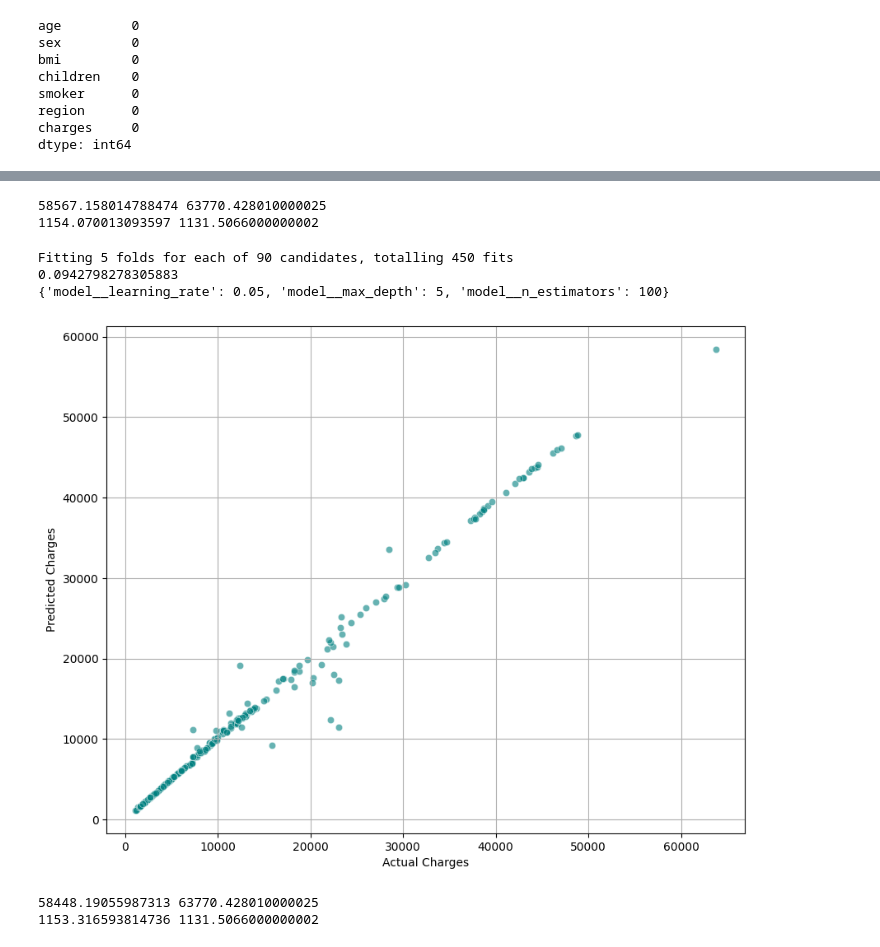
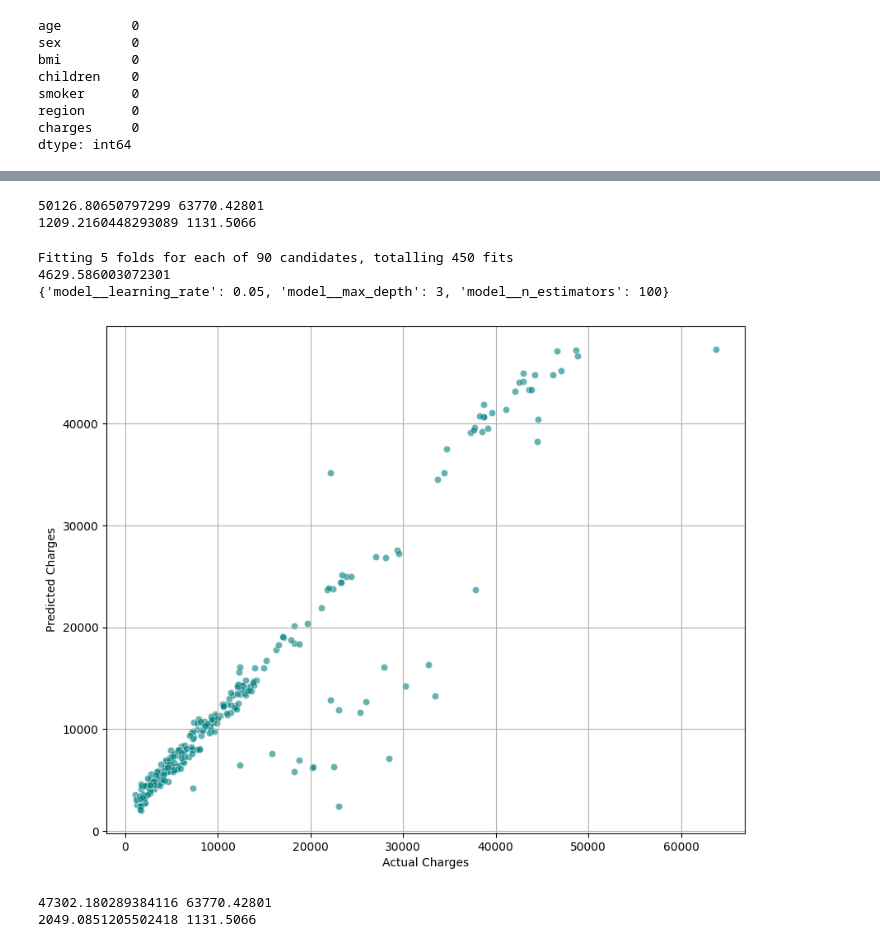
Before and after one commit to asadaladil/PHITRON_Resources, a Jupyter notebook: Exams/6. AL-ML/2. Machine Learning Course/4. Final Exam/ML_Final_Exam.ipynb, the cells around one changed output, grey strips where cells are left out. Drawn from its saved outputs; the diff is of its cells as text; code cells hidden in the pictures.

```diff
--- a/Exams/6. AL-ML/2. Machine Learning Course/4. Final Exam/ML_Final_Exam.ipynb
+++ b/Exams/6. AL-ML/2. Machine Learning Course/4. Final Exam/ML_Final_Exam.ipynb
@@ -132,7 +120,7 @@ rfr_model=RandomForestRegressor(n_estimators=100,random_state=42)
 lr_model=LinearRegression()
 sgd_model=SGDRegressor(max_iter=1000,random_state=42)
 poly_model=Pipeline([
-    ('poly',PolynomialFeatures(degree=2)),
+    ('poly',PolynomialFeatures(degree=3)),
     ('model',lr_model)
 ])
 svr_model=SVR(kernel='rbf')
@@ -220,7 +208,7 @@ print(results_df)
 # %%
-# Best Model
+# 4. Best Model
 
-best_model_name=results_df.iloc[1]['Model']
+best_model_name=results_df.iloc[0]['Model']
 best_model_obj=models[best_model_name]
 
 print(best_model_name)
@@ -265,20 +254,23 @@ print(cv_rmse.std())
 # %%
 # comparison between predict and actual max, min
-xx=np.exp(y_pred)
-xy=np.exp(y_test)
+xx=y_pred
+xy=y_test
 print(xx.max(),xy.max())
 print(xx.min(),xy.min())
 # %% [output]
-58567.158014788474 63770.428010000025
-1154.070013093597 1131.5066000000002
+50126.80650797299 63770.42801
+1209.2160448293089 1131.5066
 # %%
-# Hyper Parameter Tuning:
+# 7. Hyper Parameter Tuning:
 
 param_grid={
     'model__n_estimators':[100,200,300] ,
     'model__max_depth': [3,5,7,9,11],
     'model__learning_rate':[0.01,0.05,0.1,0.15,0.2,0.5]
 }
+
+best_model_obj = models['Gradient Boosting']
+
 
 selected_model=Pipeline([
     ('preprocessor', preprocessor),
@@ -299,27 +291,29 @@ print(-grid_search.best_score_)
 print(grid_search.best_params_)
 # %% [output]
 Fitting 5 folds for each of 90 candidates, totalling 450 fits
-0.0942798278305883
-{'model__learning_rate': 0.05, 'model__max_depth': 5, 'model__n_estimators': 100}
+4629.586003072301
+{'model__learning_rate': 0.05, 'model__max_depth': 3, 'model__n_estimators': 100}
 # %%
+# 8. Best Model Selection
+
 y_pred=grid_search.predict(X_test)
 plt.figure(figsize=(10,8))
 
-sns.scatterplot(x=np.exp(y_test),y=np.exp(y_pred),alpha=0.6,color='teal')
+sns.scatterplot(x=y_test,y=y_pred,alpha=0.6,color='teal')
 
 plt.xlabel("Actual Charges")
 plt.ylabel("Predicted Charges")
 
 plt.grid(True)
 plt.show()
 
 # comparison between predict and actual max, min
-xx=np.exp(y_pred)
-xy=np.exp(y_test)
+xx=y_pred
+xy=y_test
 print(xx.max(),xy.max())
 print(xx.min(),xy.min())
 # %% [output]
-[figure, old version]
+[figure, new version]
-58448.19055987313 63770.428010000025
-1153.316593814736 1131.5066000000002
+47302.180289384116 63770.42801
+2049.0851205502418 1131.5066
 # %%
```
Also changed, not shown: parts of 10 cells of this notebook, 2 other files.
